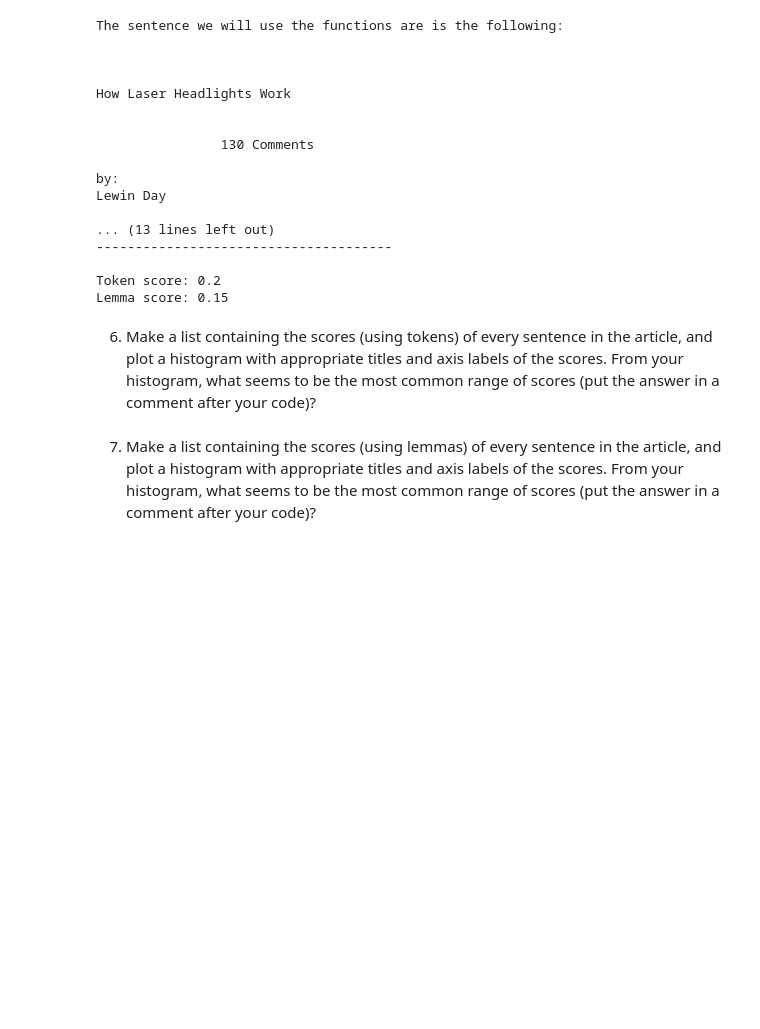
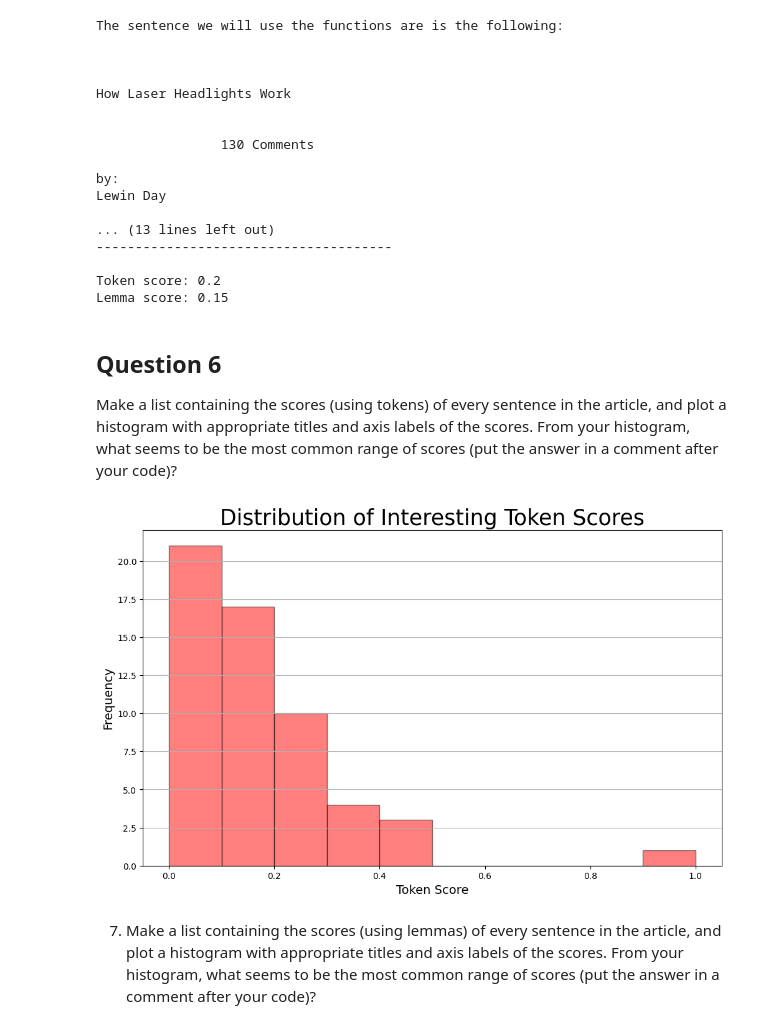
Before and after one commit to adriacv17/web-scraping-P6, a Jupyter notebook: web-scraping.ipynb, the cells around one changed output. Drawn from its saved outputs; the diff is of its cells as text; code cells hidden in the pictures; blank space fills up the shorter version.

Commit message:
Question 6 complete

```diff
--- a/web-scraping.ipynb
+++ b/web-scraping.ipynb
@@ -198,6 +198,10 @@ first_sentence = list(doc.sents)[0]
 interesting_tokens = [token for token, x in token_frequencies]
 interesting_lemmas = [lemma for lemma, x in lem_freq]
 
+# Create variables to print in print statement
+token_score = score_sentence_by_token(first_sentence, interesting_tokens)
+lemma_score = score_sentence_by_lemma(first_sentence, interesting_lemmas)
+
 print("The sentence we will use the functions are is the following: ")
 print()
 print(first_sentence.text)
@@ -225,7 +229,36 @@ Lewin Day
 Token score: 0.2
 Lemma score: 0.15
 # %% [markdown]
-6. Make a list containing the scores (using tokens) of every sentence in the article, and plot a histogram with appropriate titles and axis labels of the scores. From your histogram, what seems to be the most common range of scores (put the answer in a comment after your code)?
+## Question 6
+Make a list containing the scores (using tokens) of every sentence in the article, and plot a histogram with appropriate titles and axis labels of the scores. From your histogram, what seems to be the most common range of scores (put the answer in a comment after your code)?
+# %%
+# Create an empty list to add scores of each sentence
+token_scores = []
+
+# Loop through each sentence in the article and calculate it's score then append
+for sentence in doc.sents:
+    token_score = score_sentence_by_token(sentence, interesting_tokens)
+    token_scores.append(token_score)
+
+# Plot the histogram of token scores
+plt.figure(figsize=(12, 7))
+plt.hist(token_scores, bins=10, edgecolor='black', color='red', alpha =0.5)
+
+# Add titles and labels to the plot and add grid lines
+plt.title('Distribution of Interesting Token Scores', fontsize=25)
+plt.xlabel('Token Score', fontsize=14)
+plt.ylabel('Frequency', fontsize=14)
+plt.grid(axis='y', alpha = 0.9)
+
+# Credit for using a grid line just on one axis is thanks to Josiah Randleman
+# https://github.com/jrandl/web-scraping/blob/master/web-scraping.ipynb
+
+# Show the plot
+plt.show()
+
+# The most common range of scores is around 0.0 to 0.1 based on the histogram.
+# %% [output]
+[figure, added]
 # %% [markdown]
 7. Make a list containing the scores (using lemmas) of every sentence in the article, and plot a histogram with appropriate titles and axis labels of the scores.  From your histogram, what seems to be the most common range of scores (put the answer in a comment after your code)?
 # %% [markdown]
```
Also changed, not shown: parts of 1 cell of this notebook, 1 other file.
